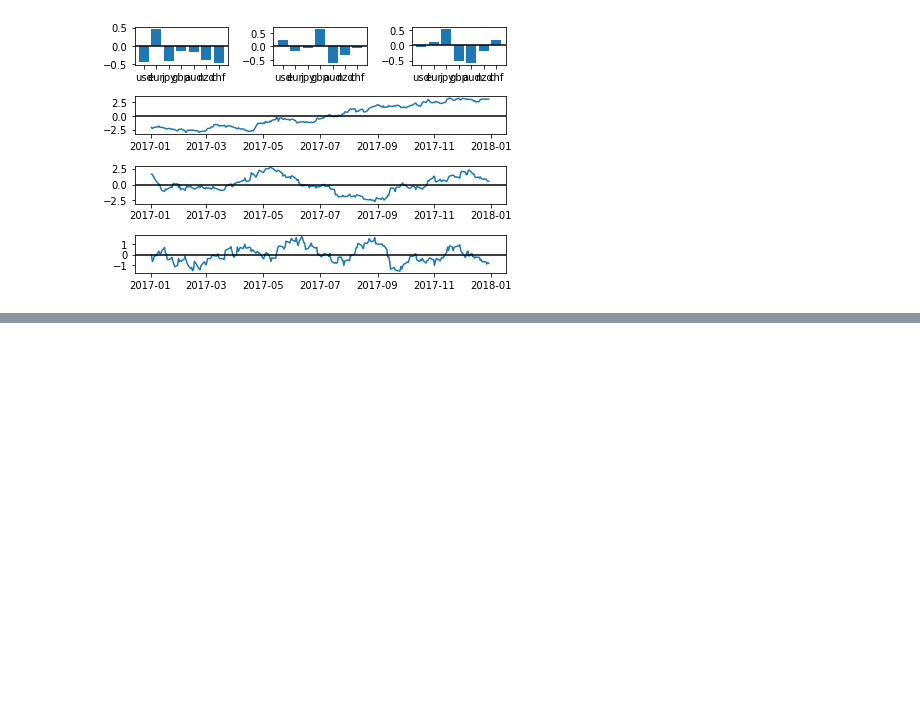
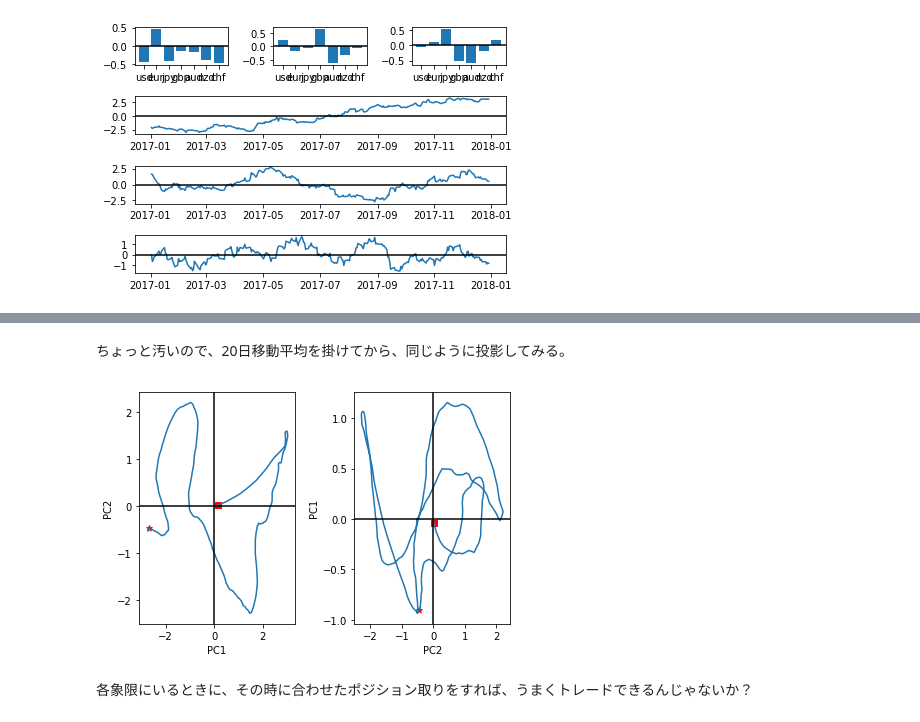
Before and after one commit to ykatsu111/learnfx, a Jupyter notebook: leaning.ipynb, the cells around one changed output, grey strips where cells are left out. Drawn from its saved outputs; the diff is of its cells as text; code cells hidden in the pictures; blank space fills up the shorter version.

```diff
--- a/leaning.ipynb
+++ b/leaning.ipynb
@@ -400,0 +427,37 @@ plt.tight_layout()
+# %% [markdown]
+ちょっと汚いので、20日移動平均を掛けてから、同じように投影してみる。
+# %%
+import numpy as np
+maeof = np.empty_like(eof)
+w = np.ones([40], dtype=float)
+w[20:] = 0.0
+w /= 20.
+for j in range(eof.shape[1]):
+    maeof[:, j] = np.convolve(
+        eof[:, j], w, mode='same'
+    )
+    maeof[:20, j] = np.nan
+
+plt.subplot(1, 2, 1)
+plt.plot(maeof[:, 0], maeof[:, 1])
+plt.scatter(maeof[20, 0], maeof[20, 1], marker="*", color='r')
+plt.scatter(maeof[-1, 0], maeof[-1, 1], marker="s", color='r')
+plt.xlabel("PC1")
+plt.ylabel("PC2")
+plt.axhline(y=0, color='k')
+plt.axvline(x=0, color='k')
+
+plt.subplot(1, 2, 2)
+plt.plot(maeof[:, 1], maeof[:, 2])
+plt.scatter(maeof[20, 1], maeof[20, 2], marker="*", color='r')
+plt.scatter(maeof[-1, 1], maeof[-1, 2], marker="s", color='r')
+plt.xlabel("PC2")
+plt.ylabel("PC1")
+plt.axhline(y=0, color='k')
+plt.axvline(x=0, color='k')
+
+plt.tight_layout()
+# %% [output]
+[figure, added]
+# %% [markdown]
+各象限にいるときに、その時に合わせたポジション取りをすれば、うまくトレードできるんじゃないか？
```
Also changed, not shown: parts of 3 cells of this notebook.
